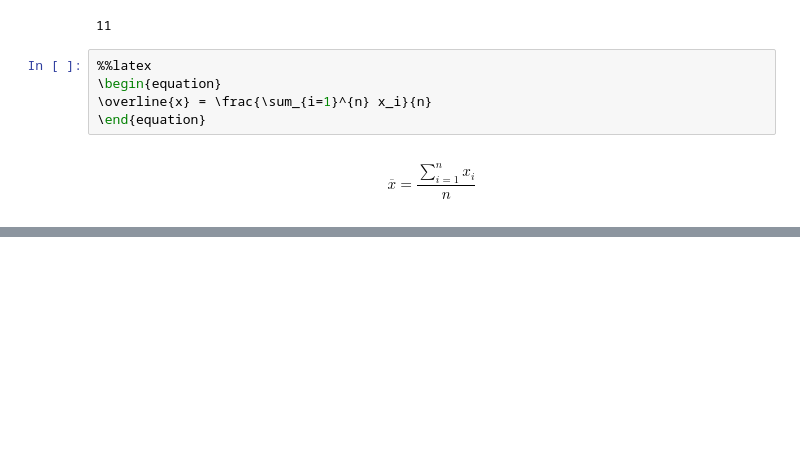
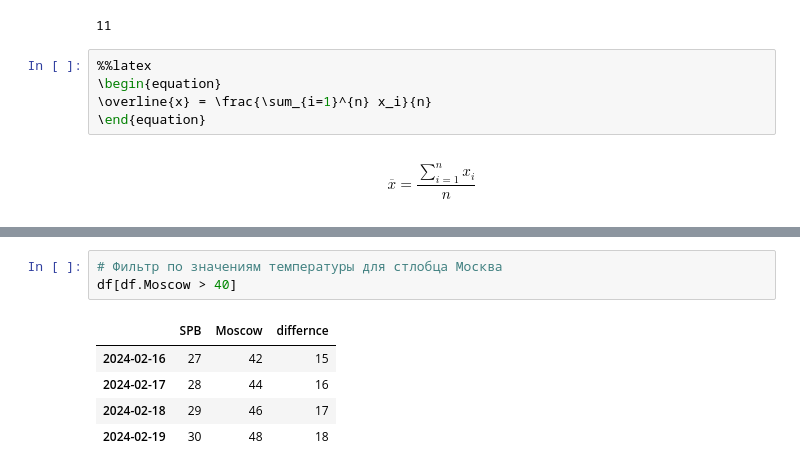
Before and after one commit to SENATOROVAI/DataScience-Maxim, a Jupyter notebook: Python/Pandas3.ipynb, the cells around one changed output, grey strips where cells are left out. Cells and saved outputs as stored; diff of their text form; blank space fills up the shorter version.

```diff
--- a/Python/Pandas3.ipynb
+++ b/Python/Pandas3.ipynb
@@ -83,0 +231,9 @@ sp_diff['2024-02-12']
+# %%
+# Фильтр по значениям температуры для стлобца Москва
+df[df.Moscow > 40]
+# %% [output]
+|  | SPB | Moscow | differnce |
+| 2024-02-16 | 27 | 42 | 15 |
+| 2024-02-17 | 28 | 44 | 16 |
+| 2024-02-18 | 29 | 46 | 17 |
+| 2024-02-19 | 30 | 48 | 18 |
```
Also changed, not shown: parts of 22 cells of this notebook.
